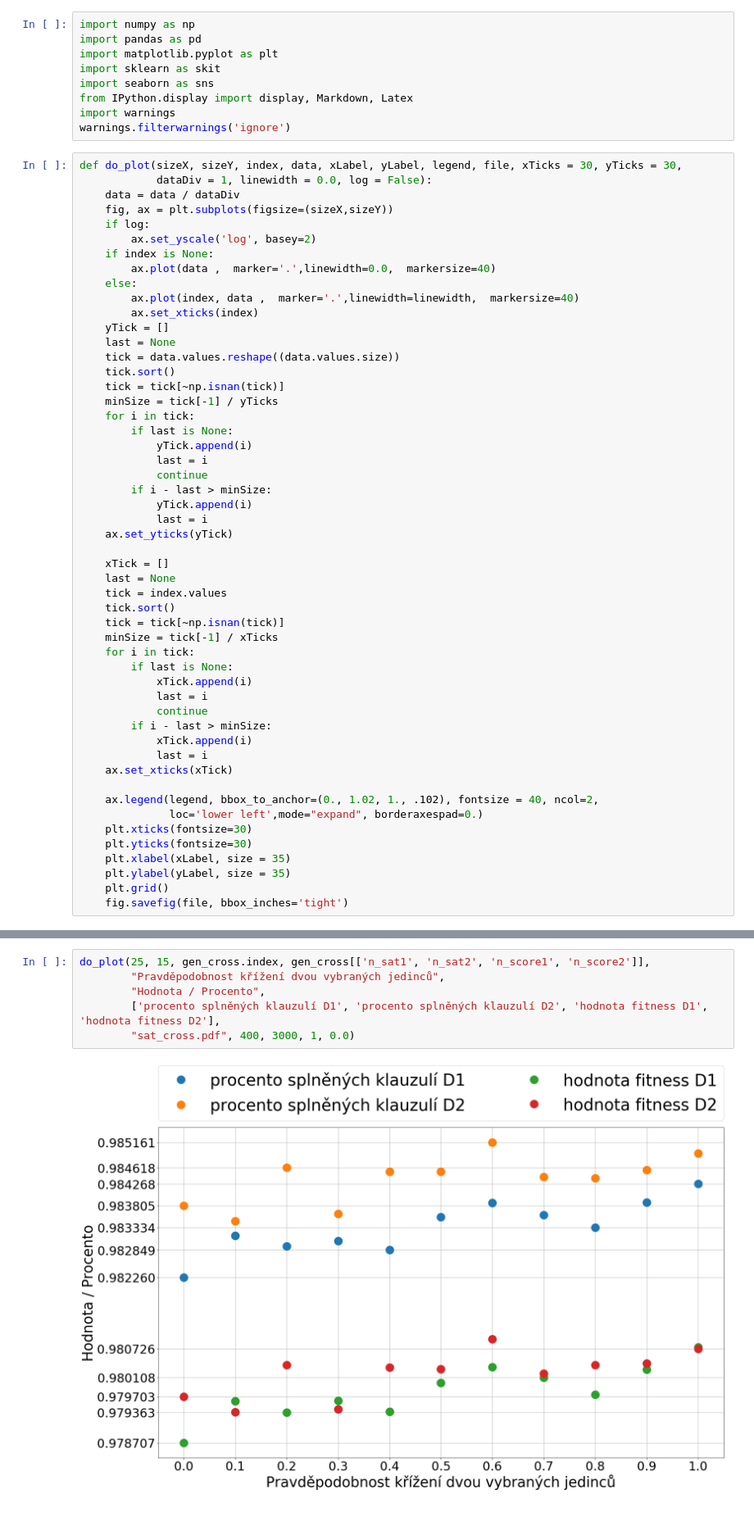
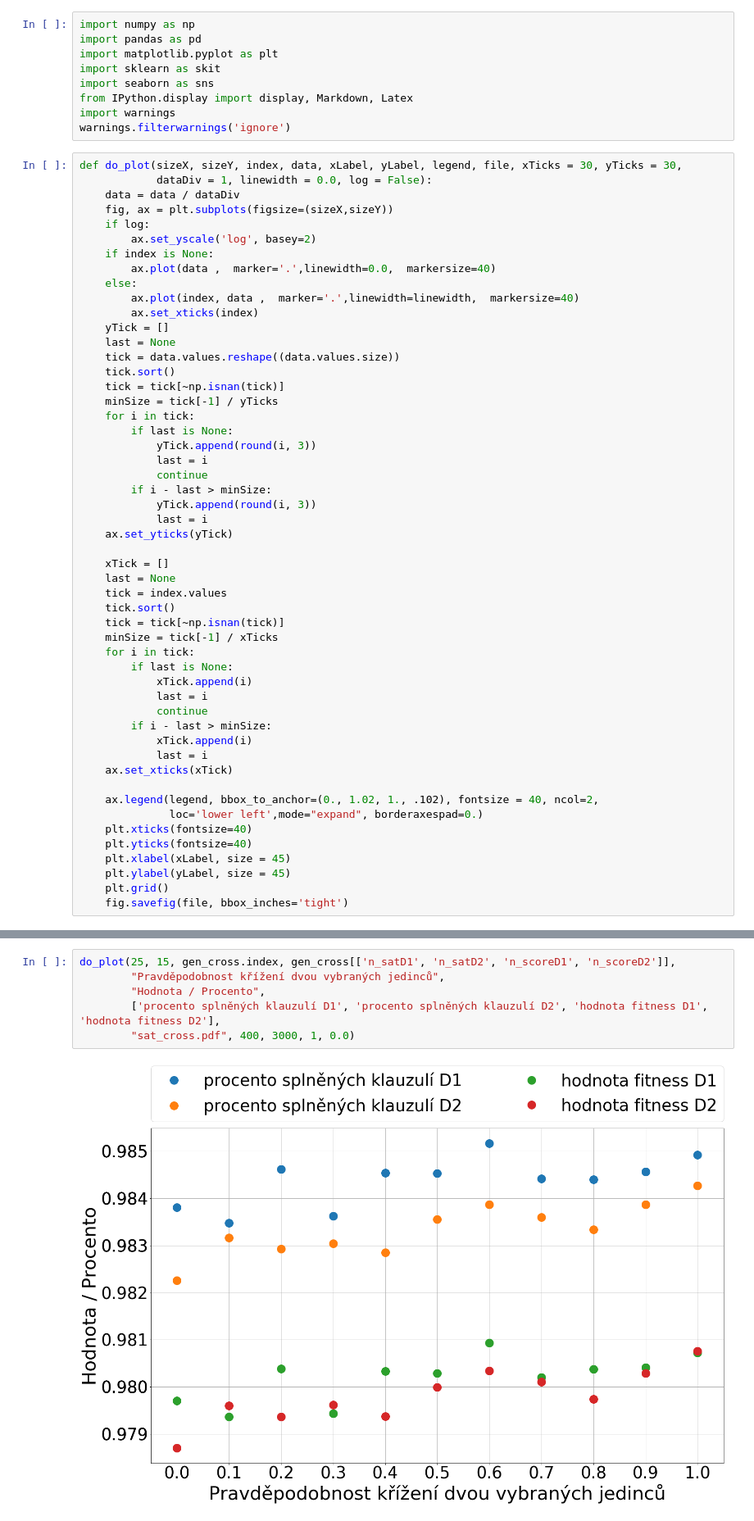
Before and after one commit to martilad/MI-PAA2018, a Jupyter notebook: task5/graphMake.ipynb, the cells around one changed output, grey strips where cells are left out. Shown at 82% size. Drawn from its saved outputs; the diff is of its cells as text.

Commit message:
plot maker last

```diff
--- a/task5/graphMake.ipynb
+++ b/task5/graphMake.ipynb
@@ -27,11 +27,11 @@ def do_plot(sizeX, sizeY, index, data, xLabel, yLabel, legend, file, xTicks = 30
     minSize = tick[-1] / yTicks
     for i in tick:
         if last is None:
-            yTick.append(i)
+            yTick.append(round(i, 3))
             last = i
             continue
         if i - last > minSize:
-            yTick.append(i)
+            yTick.append(round(i, 3))
             last = i
     ax.set_yticks(yTick)
 
@@ -53,9 +53,9 @@ def do_plot(sizeX, sizeY, index, data, xLabel, yLabel, legend, file, xTicks = 30
 
     ax.legend(legend, bbox_to_anchor=(0., 1.02, 1., .102), fontsize = 40, ncol=2,
               loc='lower left',mode="expand", borderaxespad=0.)
-    plt.xticks(fontsize=30)
-    plt.yticks(fontsize=30)
-    plt.xlabel(xLabel, size = 35)
-    plt.ylabel(yLabel, size = 35)
+    plt.xticks(fontsize=40)
+    plt.yticks(fontsize=40)
+    plt.xlabel(xLabel, size = 45)
+    plt.ylabel(yLabel, size = 45)
     plt.grid()
     fig.savefig(file, bbox_inches='tight')
@@ -134,9 +152,9 @@ do_plot(25, 15, gen_mut.index, gen_mut[['n_sat1', 'n_sat2', 'n_score1', 'n_score
 # %%
-do_plot(25, 15, gen_cross.index, gen_cross[['n_sat1', 'n_sat2', 'n_score1', 'n_score2']],
+do_plot(25, 15, gen_cross.index, gen_cross[['n_satD1', 'n_satD2', 'n_scoreD1', 'n_scoreD2']],
         "Pravděpodobnost křížení dvou vybraných jedinců",
         "Hodnota / Procento",
         ['procento splněných klauzulí D1', 'procento splněných klauzulí D2', 'hodnota fitness D1', 'hodnota fitness D2'],
         "sat_cross.pdf", 400, 3000, 1, 0.0)
 # %% [output]
-[figure, old version]
+[figure, new version]
 # %%
```
Also changed, not shown: parts of 9 cells of this notebook.
